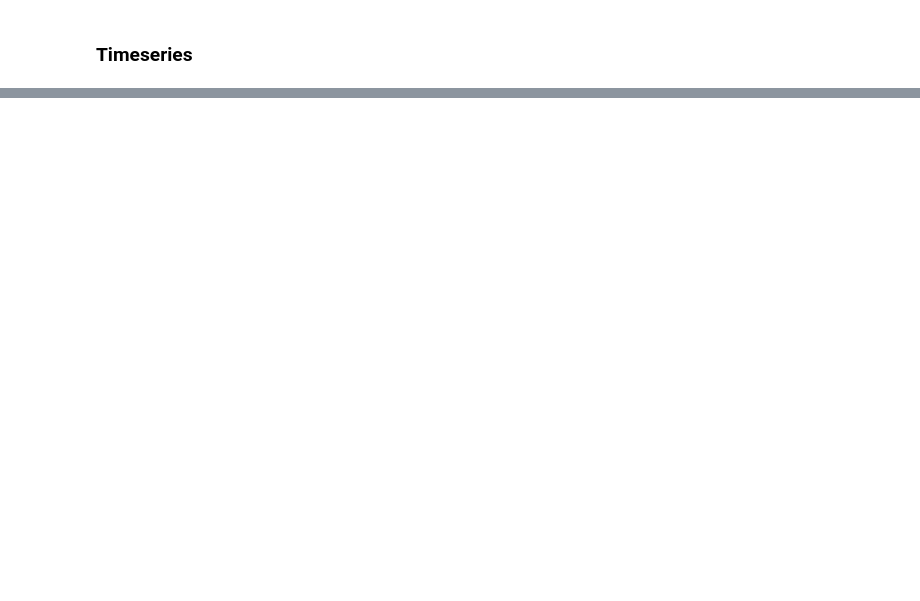
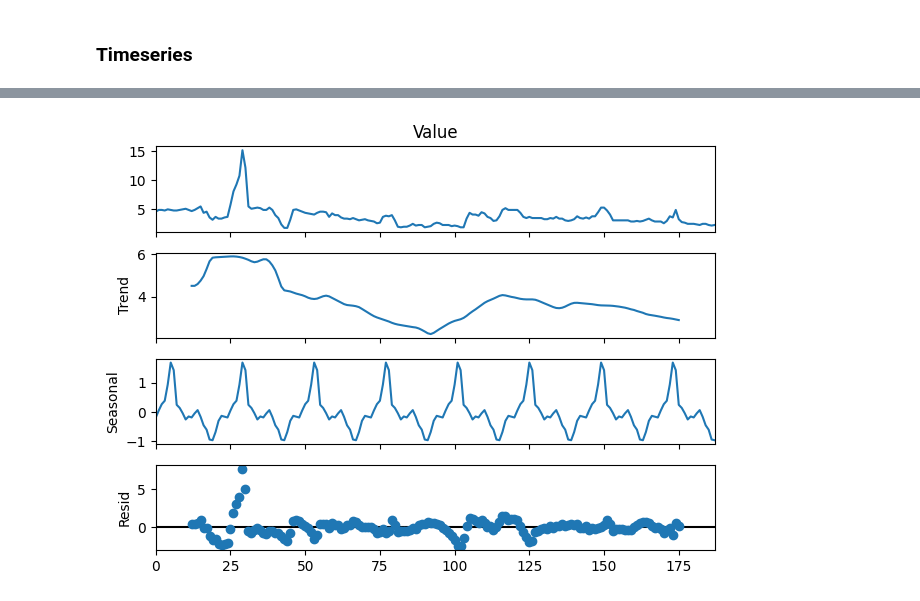
Before and after one commit to pinstripezebra/Air-Polution-Forecasting, a Jupyter notebook: aggregate_analysis.ipynb, the cells around one changed output, grey strips where cells are left out. Cells and saved outputs as stored; diff of their text form; code cells hidden in the pictures; blank space fills up the shorter version.

```diff
--- a/aggregate_analysis.ipynb
+++ b/aggregate_analysis.ipynb
@@ -6,13 +21,18 @@ import plotly.express as px
 # %%
 # Defining city id's
-city1_ids = [855, 1067, 1068, 1069]
+city1_ids = [ 1067, 1068, 1069, 1502]
 # %%
-air_measurements = []
-# Iterating through sensor locations and creating object to store data for each
-for location in city1_ids:
-    quality = AirQuality(location)
-    quality.pull_data(100)
-    air_measurements.append(quality.raw_data)
+combined_df = []
+if REFRESH_DATA:
+    air_measurements = []
+    # Iterating through sensor locations and creating object to store data for each
+    for location in city1_ids:
+        quality = AirQuality(location)
+        quality.pull_data(200)
+        air_measurements.append(quality.raw_data)
 
-combined_df = pd.concat(air_measurements)
-combined_df.head(10)
+    combined_df = pd.concat(air_measurements)
+    combined_df.to_csv('./Data/air_polution.csv')
+    combined_df.head(10)
+else:
+    combined_df = pd.read_csv('./Data/air_polution.csv')
@@ -38,0 +70,7 @@ timeseries_plot.show()
+# %%
+result = seasonal_decompose(combined_df[combined_df['location'] == '1067']['Value'],
+                            model='additive', period=24)
+result.plot()
+pyplot.show()
+# %% [output]
+[figure, added]
```
Also changed, not shown: parts of 17 cells of this notebook, 1 other file.
